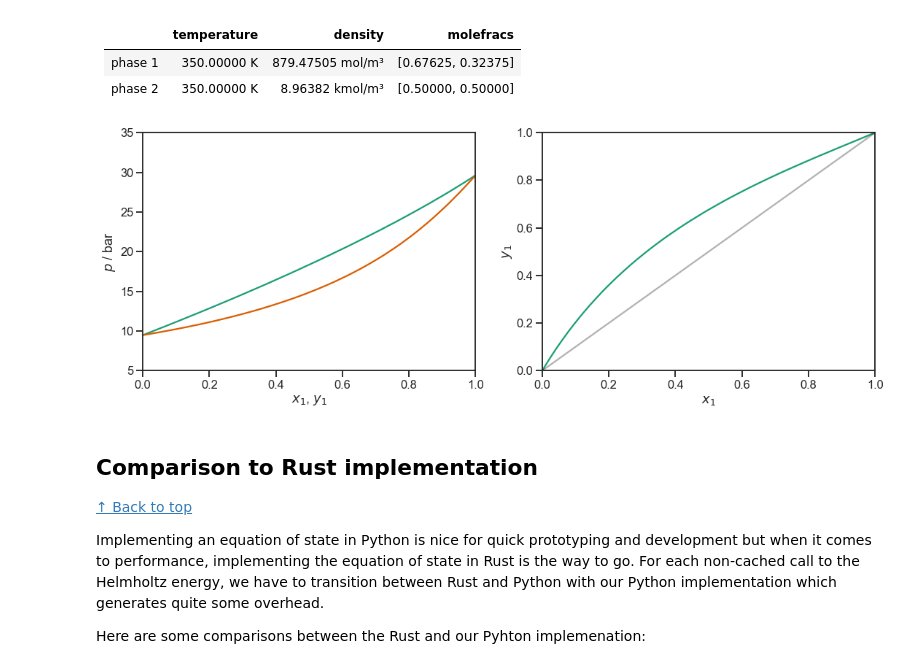
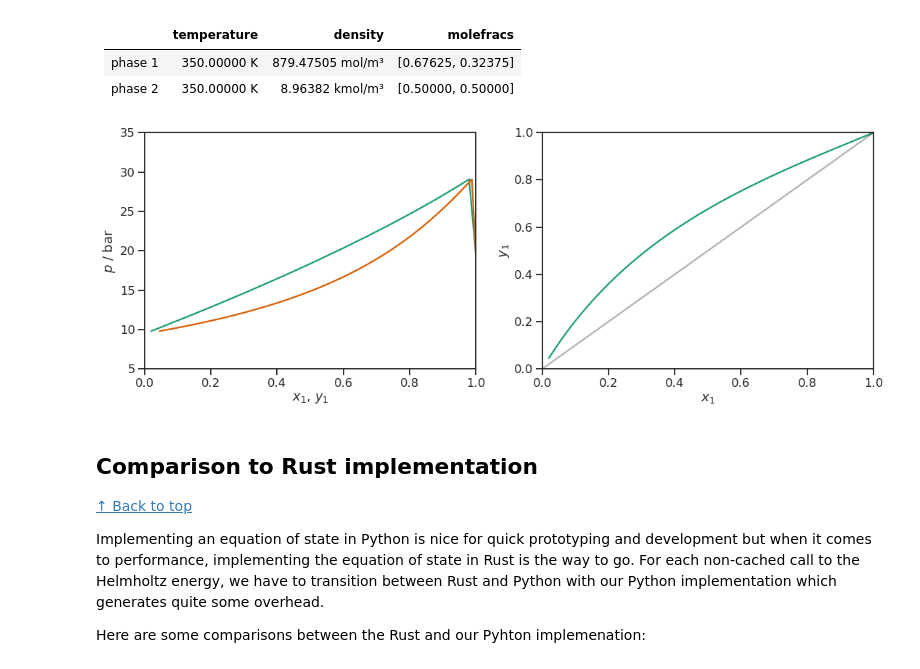
Before and after one commit to feos-org/feos-core, a Jupyter notebook: example/user_defined_eos.ipynb, the cells around one changed output. Saved outputs shown, nothing was run; the diff lists cells and outputs as text; code cells hidden in the pictures.

```diff
--- a/example/user_defined_eos.ipynb
+++ b/example/user_defined_eos.ipynb
@@ -419,26 +419,26 @@ vle
 |phase 1|350.00000 K|879.47505  mol/m³|[0.67625, 0.32375]|
 |phase 2|350.00000 K|8.96382 kmol/m³|[0.50000, 0.50000]|
 # %%
-vle = PhaseDiagramBinary.new_pxy(eos, temperature=350*KELVIN, npoints=50)
+vle = PhaseDiagram.binary_vle(eos, temperature_or_pressure=350*KELVIN, npoints=50)
 # %%
 fig, ax = plt.subplots(1, 2, figsize=(18, 6))
 # fig.title("T = 350 K, Propane (1), Butane (2)")
-sns.lineplot(x=vle.liquid_molefracs, y=vle.pressure / BAR, ax=ax[0])
-sns.lineplot(x=vle.vapor_molefracs, y=vle.pressure / BAR, ax=ax[0])
+sns.lineplot(x=vle.liquid.molefracs[:,0], y=vle.liquid.pressure / BAR, ax=ax[0])
+sns.lineplot(x=vle.vapor.molefracs[:,0], y=vle.liquid.pressure / BAR, ax=ax[0])
 ax[0].set_xlabel(r"$x_1$, $y_1$")
 ax[0].set_ylabel(r"$p$ / bar")
 ax[0].set_xlim(0, 1)
 ax[0].set_ylim(5, 35)
 # ax[0].legend(frameon=False);
 
-sns.lineplot(x=vle.liquid_molefracs, y=vle.vapor_molefracs, ax=ax[1])
+sns.lineplot(x=vle.liquid.molefracs[:,0], y=vle.vapor.molefracs[:,0], ax=ax[1])
 sns.lineplot(x=np.linspace(0, 1, 10), y=np.linspace(0, 1, 10), color="black", alpha=0.3, ax=ax[1])
 ax[1].set_xlabel(r"$x_1$")
 ax[1].set_ylabel(r"$y_1$")
 ax[1].set_xlim(0, 1)
 ax[1].set_ylim(0, 1);
 # %% [output]
-[figure, old version]
+[figure, new version]
 # %% [markdown]
 ## Comparison to Rust implementation <a id="rust"/>
 [↑ Back to top](#toc)
```
Also changed, not shown: parts of 7 cells of this notebook, 15 other files.
